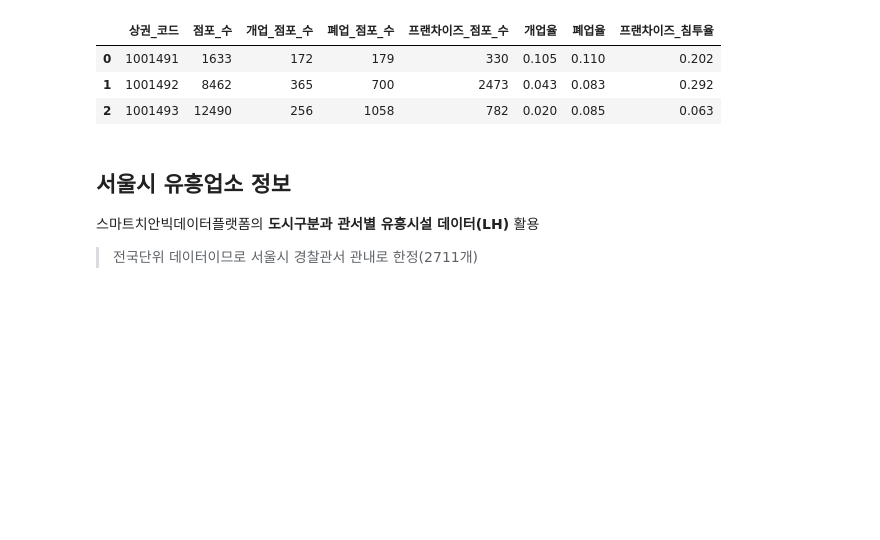
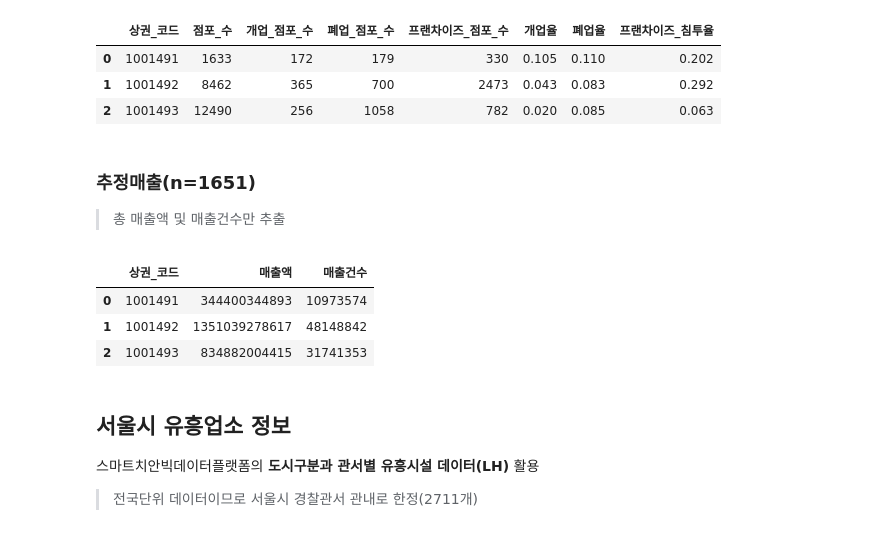
Before and after one commit to ddangchani/bigcontest, a Jupyter notebook: dataset.ipynb, the cells around one changed output. Cells and saved outputs as stored; diff of their text form; code cells hidden in the pictures; blank space fills up the shorter version.

```diff
--- a/dataset.ipynb
+++ b/dataset.ipynb
@@ -171,6 +178,21 @@ df_store.head(3)
 | 0 | 1001491 | 1633 | 172 | 179 | 330 | 0.105 | 0.110 | 0.202 |
 | 1 | 1001492 | 8462 | 365 | 700 | 2473 | 0.043 | 0.083 | 0.292 |
 | 2 | 1001493 | 12490 | 256 | 1058 | 782 | 0.020 | 0.085 | 0.063 |
+# %% [markdown]
+### 추정매출(n=1651)
+> 총 매출액 및 매출건수만 추출
+# %%
+df_sales = pd.read_csv('data/서울시_우리마을가게_상권분석서비스(신_상권_추정매출)_2021년.csv', encoding='cp949')
+df_sales = df_sales[['상권_코드','분기당_매출_금액','분기당_매출_건수']]
+# %%
+df_sales = df_sales.groupby(by='상권_코드', as_index=False).agg('sum')
+df_sales.columns = ['상권_코드','매출액','매출건수']
+df_sales.head(3)
+# %% [output]
+|  | 상권_코드 | 매출액 | 매출건수 |
+| 0 | 1001491 | 344400344893 | 10973574 |
+| 1 | 1001492 | 1351039278617 | 48148842 |
+| 2 | 1001493 | 834882004415 | 31741353 |
 # %% [markdown]
 ## 서울시 유흥업소 정보
 스마트치안빅데이터플랫폼의 **도시구분과 관서별 유흥시설 데이터(LH)** 활용 </br>
```
Also changed, not shown: parts of 22 cells of this notebook, 4 other files.
